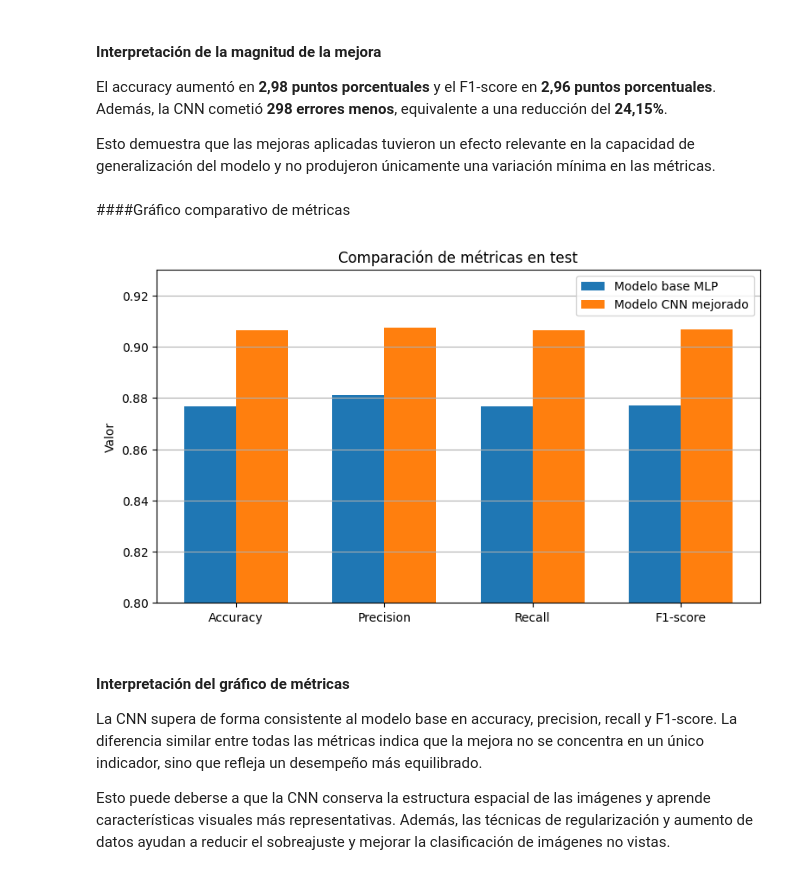
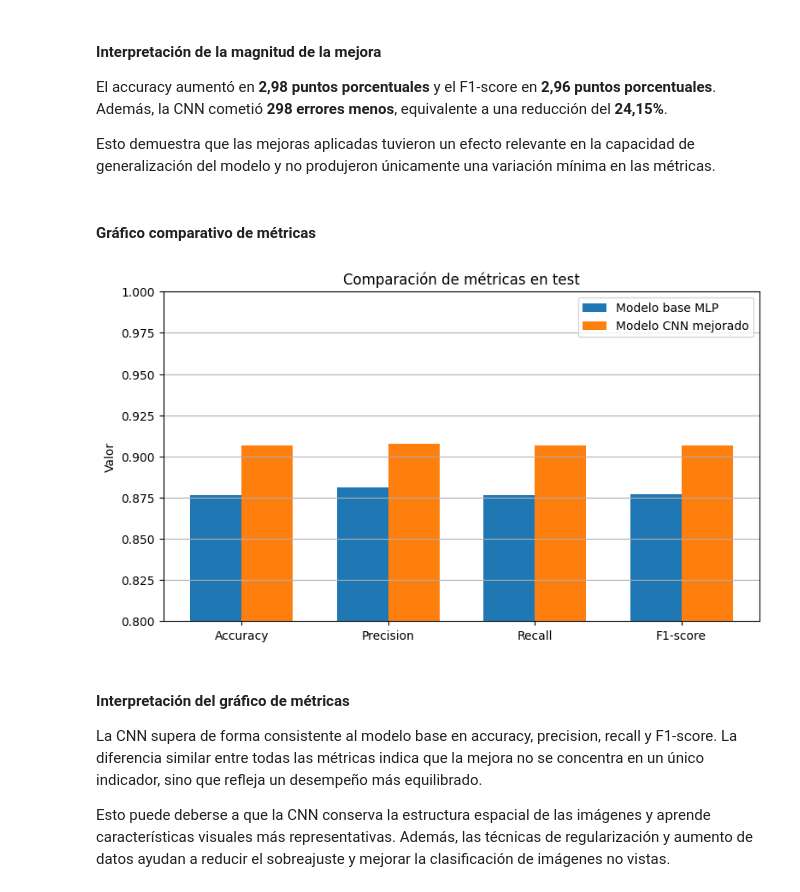
Before and after one commit to Francheskacisterna/Evaluacion_n1, a Jupyter notebook: Examen_Final.ipynb, the cells around one changed output. Cells and saved outputs as stored; diff of their text form; code cells hidden in the pictures.

```diff
--- a/Examen_Final.ipynb
+++ b/Examen_Final.ipynb
@@ -113,0 +88,9 @@ y_test = load_labels('/content/t10k-labels-idx1-ubyte.gz')
+# %%
+# Carga automática del dataset Fashion-MNIST
+(X_train, y_train), (X_test, y_test) = (
+    keras.datasets.fashion_mnist.load_data()
+)
+
+print("Fashion-MNIST cargado correctamente")
+print("Entrenamiento:", X_train.shape, y_train.shape)
+print("Prueba:", X_test.shape, y_test.shape)
@@ -504,19 +487,22 @@ y_pred_baseline = np.argmax(probabilidades_baseline, axis=1)
 precision_baseline = precision_score(
     y_test,
     y_pred_baseline,
-    average="macro"
+    average="macro",
+    zero_division=0
 )
 
 recall_baseline = recall_score(
     y_test,
     y_pred_baseline,
-    average="macro"
+    average="macro",
+    zero_division=0
 )
 
 f1_baseline = f1_score(
     y_test,
     y_pred_baseline,
-    average="macro"
+    average="macro",
+    zero_division=0
 )
 
 print("Resultados del modelo base en test")
@@ -1190,21 +1174,23 @@ y_pred_cnn = np.argmax(
 precision_cnn = precision_score(
     y_test,
     y_pred_cnn,
-    average="macro"
+    average="macro",
+    zero_division=0
 )
 
 recall_cnn = recall_score(
     y_test,
     y_pred_cnn,
-    average="macro"
+    average="macro",
+    zero_division=0
 )
 
 f1_cnn = f1_score(
     y_test,
     y_pred_cnn,
-    average="macro"
+    average="macro",
+    zero_division=0
 )
-
 print("Resultados del modelo CNN en test")
 print("----------------------------------")
 print(f"Loss:      {test_loss_cnn:.4f}")
@@ -1474,7 +1462,7 @@ El accuracy aumentó en **2,98 puntos porcentuales** y el F1-score en **2,96 pun
 
 Esto demuestra que las mejoras aplicadas tuvieron un efecto relevante en la capacidad de generalización del modelo y no produjeron únicamente una variación mínima en las métricas.
 # %% [markdown]
-####Gráfico comparativo de métricas
+#### Gráfico comparativo de métricas
 # %%
 # Métricas que se expresan entre 0 y 1
 nombres_metricas = [
@@ -1497,35 +1485,35 @@ valores_cnn = [
     recall_cnn,
     f1_cnn
 ]
 
 posiciones = np.arange(len(nombres_metricas))
 ancho = 0.35
 
 plt.figure(figsize=(9, 5))
 
 plt.bar(
     posiciones - ancho / 2,
     valores_baseline,
     width=ancho,
     label="Modelo base MLP"
 )
 
 plt.bar(
     posiciones + ancho / 2,
     valores_cnn,
     width=ancho,
     label="Modelo CNN mejorado"
 )
 
 plt.xticks(posiciones, nombres_metricas)
 plt.ylabel("Valor")
-plt.ylim(0.80, 0.93)
+plt.ylim(0.80, 1.00)
 plt.title("Comparación de métricas en test")
 plt.legend()
 plt.grid(axis="y")
 plt.show()
 # %% [output]
-[figure, old version]
+[figure, new version]
 # %% [markdown]
 #### Interpretación del gráfico de métricas
 
```
Also changed, not shown: parts of 39 cells of this notebook.
